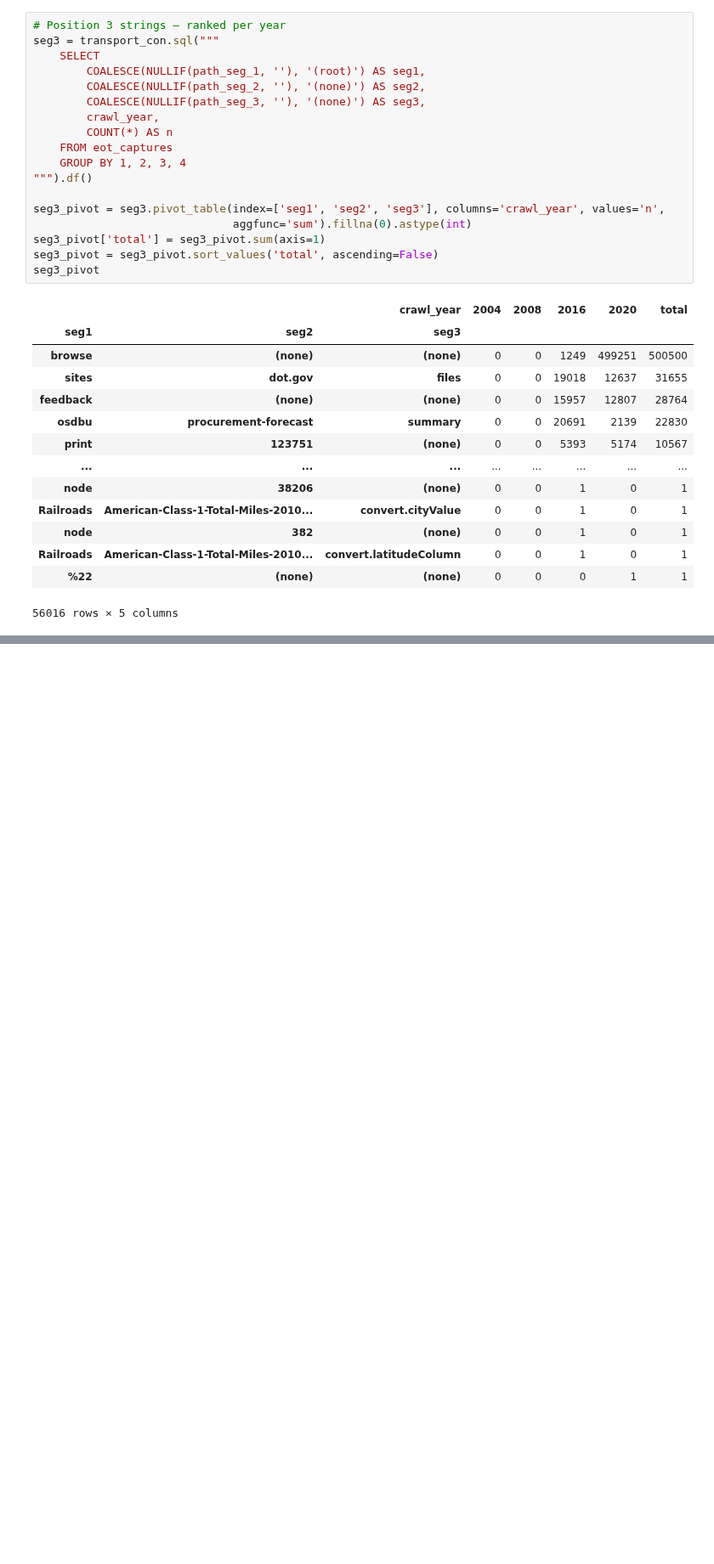
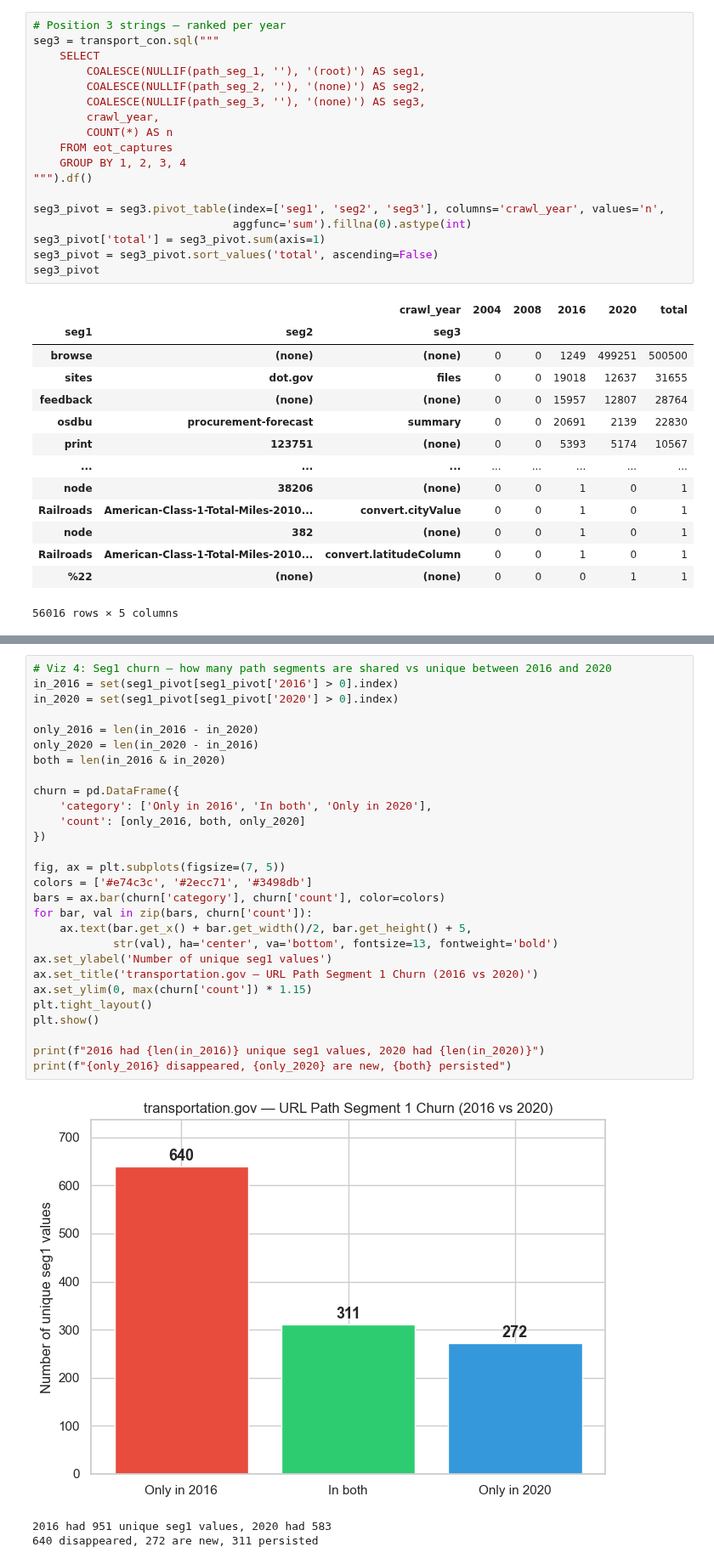
Before and after one commit to danieljohnevans/eot-cdx-parsing, a Jupyter notebook: url_structure.ipynb, the cells around one changed output, grey strips where cells are left out. Shown at 85% size. Saved outputs shown, nothing was run; the diff lists cells and outputs as text; blank space fills up the shorter version.

```diff
--- a/url_structure.ipynb
+++ b/url_structure.ipynb
@@ -363,0 +478,32 @@ for domain in TARGET_DOMAINS:
+# %%
+# Viz 4: Seg1 churn — how many path segments are shared vs unique between 2016 and 2020
+in_2016 = set(seg1_pivot[seg1_pivot['2016'] > 0].index)
+in_2020 = set(seg1_pivot[seg1_pivot['2020'] > 0].index)
+
+only_2016 = len(in_2016 - in_2020)
+only_2020 = len(in_2020 - in_2016)
+both = len(in_2016 & in_2020)
+
+churn = pd.DataFrame({
+    'category': ['Only in 2016', 'In both', 'Only in 2020'],
+    'count': [only_2016, both, only_2020]
+})
+
+fig, ax = plt.subplots(figsize=(7, 5))
+colors = ['#e74c3c', '#2ecc71', '#3498db']
+bars = ax.bar(churn['category'], churn['count'], color=colors)
+for bar, val in zip(bars, churn['count']):
+    ax.text(bar.get_x() + bar.get_width()/2, bar.get_height() + 5,
+            str(val), ha='center', va='bottom', fontsize=13, fontweight='bold')
+ax.set_ylabel('Number of unique seg1 values')
+ax.set_title('transportation.gov — URL Path Segment 1 Churn (2016 vs 2020)')
+ax.set_ylim(0, max(churn['count']) * 1.15)
+plt.tight_layout()
+plt.show()
+
+print(f"2016 had {len(in_2016)} unique seg1 values, 2020 had {len(in_2020)}")
+print(f"{only_2016} disappeared, {only_2020} are new, {both} persisted")
+# %% [output]
+[figure, added]
+2016 had 951 unique seg1 values, 2020 had 583
+640 disappeared, 272 are new, 311 persisted
```
Also changed, not shown: parts of 31 cells of this notebook, 2 other files.
